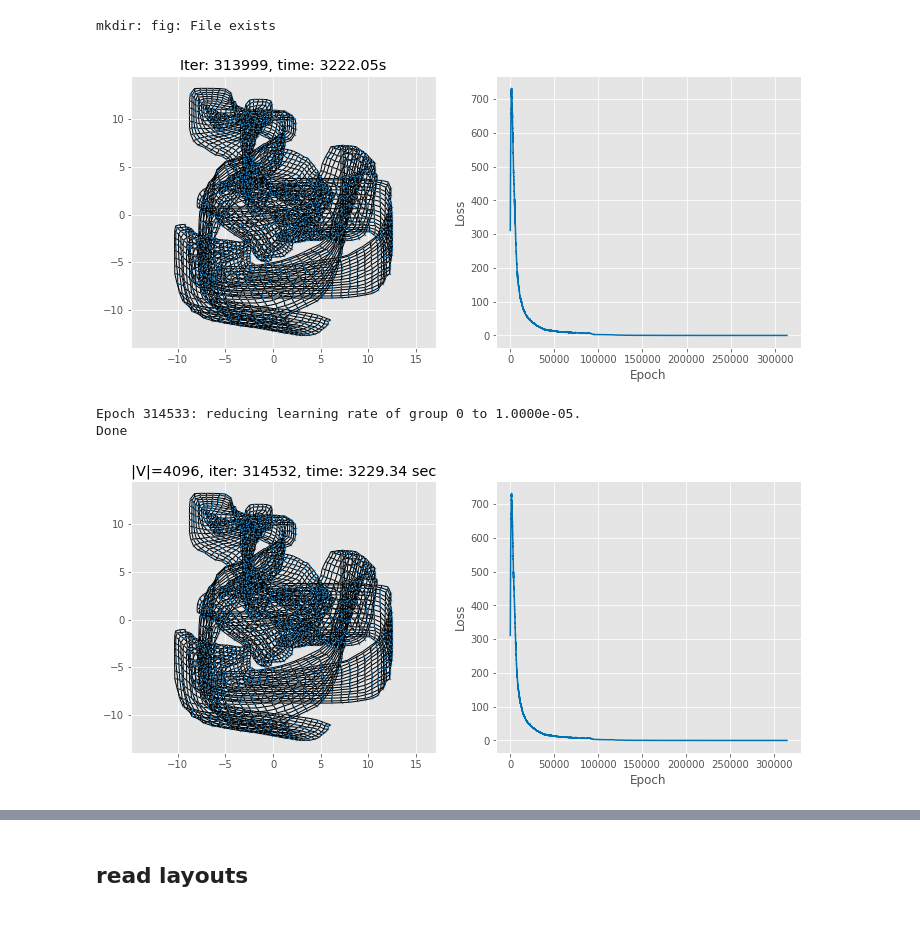
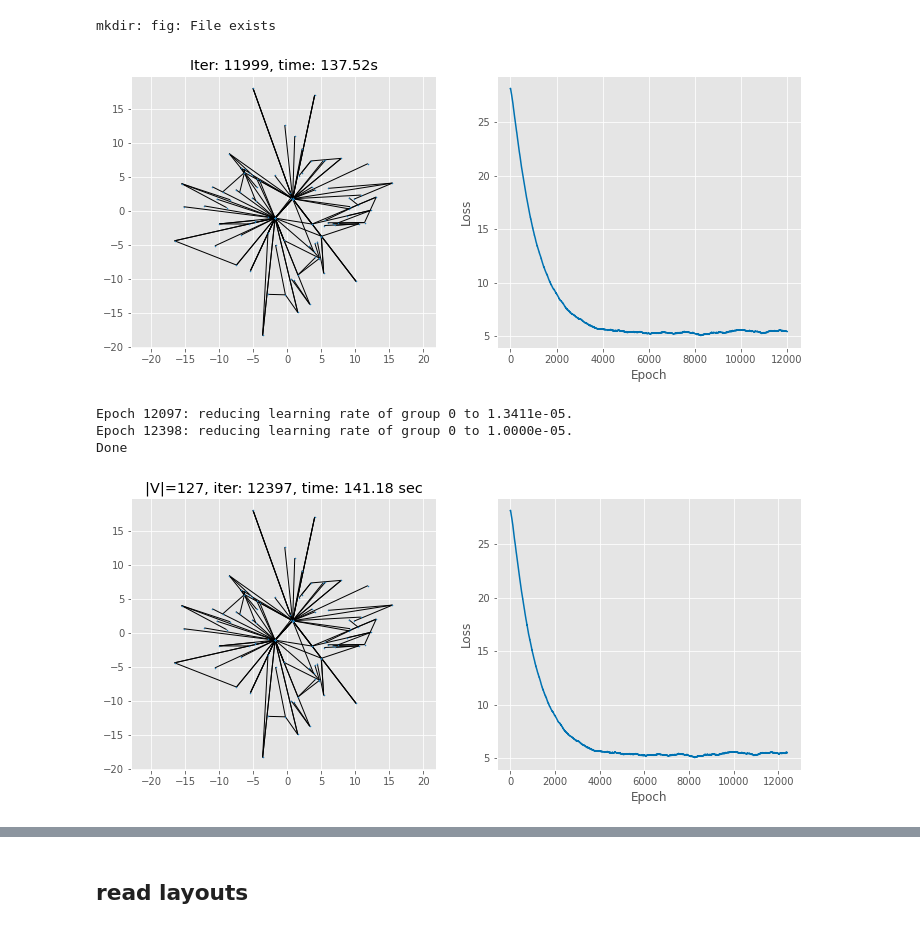
Before and after one commit to tiga1231/graph-drawing, a Jupyter notebook: runtime-analysis.ipynb, the cells around one changed output, grey strips where cells are left out. Cells and saved outputs as stored; diff of their text form; code cells hidden in the pictures.

```diff
--- a/runtime-analysis.ipynb
+++ b/runtime-analysis.ipynb
@@ -79,13 +79,14 @@ minLR = 1e-5
 maxSampleSize = 256
 
 # for depth in range(3,11+1):## trees
-for depth in range(1,8+1):## grids
-# for depth in range(6,8+1):
+# for depth in range(1,8+1):## grids
+# for depth in range(7,11+1):
+for depth in range(3,7):
 
 # for depth in [3,4,5,]:## debug
 
-#     graphName, G = f'balanced_tree_2_{depth}', nx.balanced_tree(2,depth)
-    graphName, G = f'grid_2d_graph_16_{int(2**depth)}', nx.grid_2d_graph(16,int(2**depth))
+    graphName, G = f'balanced_tree_2_{depth}', nx.balanced_tree(2,depth)
+#     graphName, G = f'grid_2d_graph_16_{int(2**depth)}', nx.grid_2d_graph(16,int(2**depth))
 
 
 
@@ -122,6 +123,7 @@ for depth in range(1,8+1):## grids
     scheduler = optim.lr_scheduler.ReduceLROnPlateau(optimizer, factor=0.7, patience=patience,
 #                                                      threshold = 0.001, threshold_mode='abs', ## gabriel or edge uniformity
 #                                                      threshold = 0.01, threshold_mode='abs', ## crossings
+                                                     threshold = 0.1, threshold_mode='abs', ## crossings
                                                      min_lr=minLR, verbose=True)
 
     iterBar = tqdm(range(niter))
@@ -133,16 +135,17 @@ for depth in range(1,8+1):## grids
         t0 = time.time()
         optimizer.zero_grad()
 
-        criterionName = 'gabriel'
+        criterionName = 'crossings'
 #         loss = C.stress(pos, D, W, sampleSize)
 #         loss = C.edge_uniformity(pos, G, k2i, sampleSize-1)
 #         loss = C.neighborhood_preseration(pos, G, adj, k2i, i2k, n_roots=2, depth_limit=2)
 #         loss = C.crossings(pos, G, k2i, niter=15, reg_coef=0.1, sampleSize=sampleSize)
+        loss = C.crossings(pos, G, k2i, niter=15, reg_coef=0.1, sampleSize=10)
 #         loss = C.crossing_angle_maximization(pos, G, k2i, i2k, sampleSize=10) ## slow for large sample size
 #         loss = C.aspect_ratio(pos, sampleSize)
 #         loss = C.angular_resolution(pos, G, k2i, sampleSize=sampleSize//maxDegree)
 #         loss = C.vertex_resolution(pos, sampleSize, target=1/len(G)**0.5)
-        loss = 0.1*C.gabriel(pos, G, k2i, sampleSize=int(sampleSize**0.5))
+#         loss = 0.1*C.gabriel(pos, G, k2i, sampleSize=int(sampleSize**0.5))
 
         loss.backward()
         pos.grad.clamp_(-gClamp, gClamp)
@@ -167,34 +170,35 @@ for depth in range(1,8+1):## grids
             x = pos.detach().cpu().numpy()
             xPath.append(x.copy())
 
         ##vis
         if shouldVis and i % visIter == visIter-1:
             x = pos.detach().cpu().numpy()
             pos_i = {k: x[k2i[k], :2] for k in G.nodes}
             display.clear_output(wait=True)
             vis.plot(G, pos_i, lossCurve, [], i, totalTime, edge=True, show=True, save=False)
 
         if optimizer.param_groups[0]['lr'] <= minLR:
             print('Done')
             break
     runtime.append([graphName, criterionName, len(G), i, totalTime])
     runtime2csv(runtime[-1:])
 
 
     ## show final result
     x = pos.detach().cpu().numpy()
     pos_i = {k: x[k2i[k], :2] for k in G.nodes}
     ## save layouts
     for k in G.nodes:
         G.nodes[k]['pos'] = pos_i[k]
     nx.write_gpickle(G, f'layouts/{graphName}-{criterionName}-iter{i}.gpickle')
 
     vis.plot(G, pos_i, lossCurve, [], i, totalTime,
              show=True,
              save=True, saveName=f'fig/{graphName}-{criterionName}-iter{i}.png',
              title=f'|V|={len(G)}, iter: {i}, time: {totalTime:.2f} sec')
 # %% [output]
-[figure, old version]
+[figure, new version]
-Epoch 314533: reducing learning rate of group 0 to 1.0000e-05.
+Epoch 12097: reducing learning rate of group 0 to 1.3411e-05.
+Epoch 12398: reducing learning rate of group 0 to 1.0000e-05.
 Done
-[figure, old version]
+[figure, new version]
```
Also changed, not shown: parts of 3 cells of this notebook, 5 other files.
